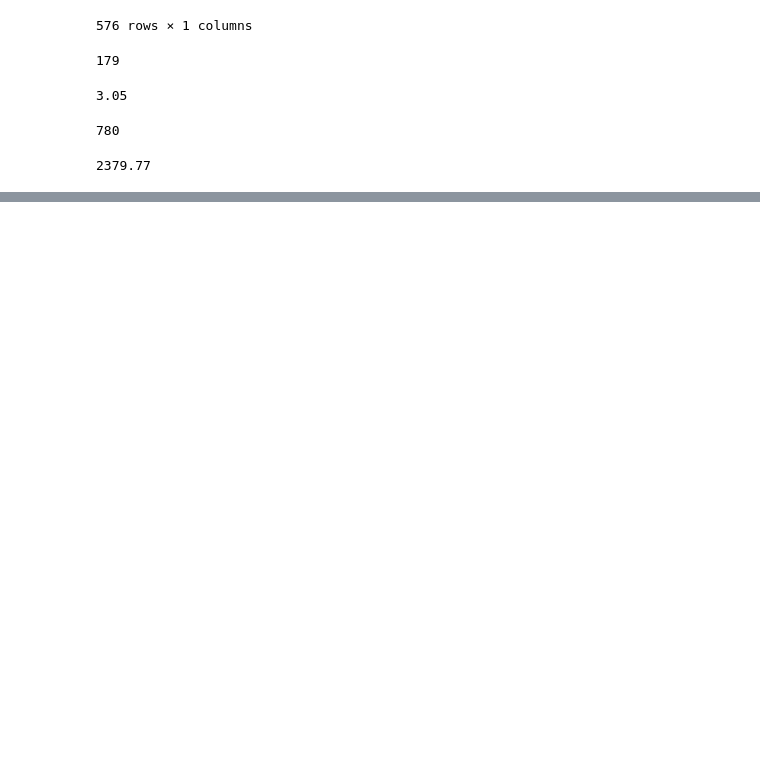
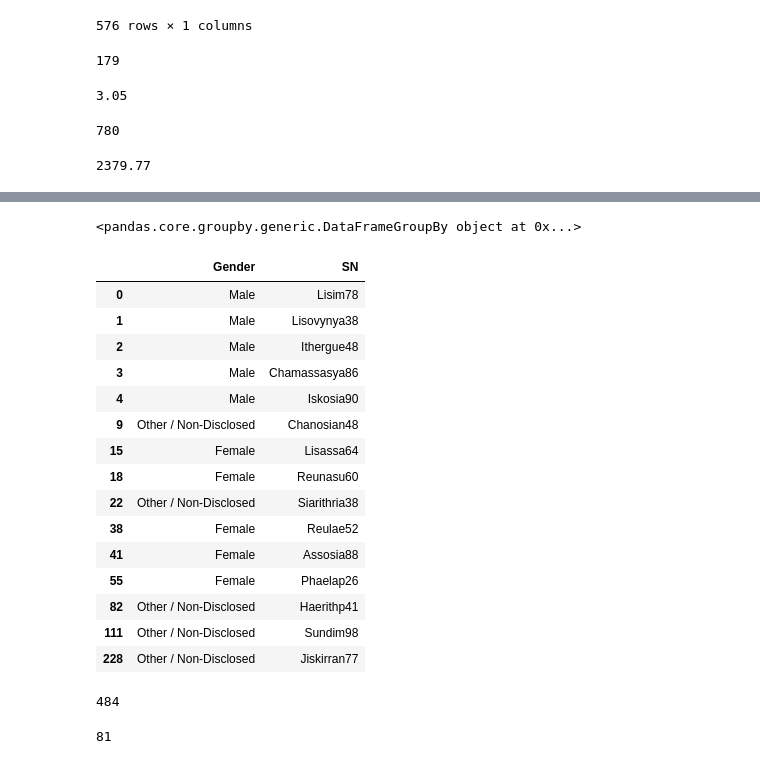
Before and after one commit to emmybsu/Pandas-Challenge, a Jupyter notebook: HeroesOfPymoli/Pandas Challenge.ipynb, the cells around one changed output, grey strips where cells are left out. Saved outputs shown, nothing was run; the diff lists cells and outputs as text; code cells hidden in the pictures; blank space fills up the shorter version.

```diff
--- a/HeroesOfPymoli/Pandas Challenge.ipynb
+++ b/HeroesOfPymoli/Pandas Challenge.ipynb
@@ -108,0 +126,4 @@ Name: Gender, dtype: int64
+# %%
+#extract Gender and SN column
+gender_group_df = purchase_data_df[['Gender', 'SN']]
+gender_group_df
@@ -108,0 +144,38 @@ Name: Gender, dtype: int64
+# %%
+
+gender_group2_df = gender_group_df.groupby(['Gender'])
+gender_group2_df
+# %% [output]
+<pandas.core.groupby.generic.DataFrameGroupBy object at 0x...>
+# %%
+gender_group2_df['SN'].count
+gender_group2_df.head()
+# %% [output]
+|  | Gender | SN |
+| 0 | Male | Lisim78 |
+| 1 | Male | Lisovynya38 |
+| 2 | Male | Ithergue48 |
+| 3 | Male | Chamassasya86 |
+| 4 | Male | Iskosia90 |
+| 9 | Other / Non-Disclosed | Chanosian48 |
+| 15 | Female | Lisassa64 |
+| 18 | Female | Reunasu60 |
+| 22 | Other / Non-Disclosed | Siarithria38 |
+| 38 | Female | Reulae52 |
+| 41 | Female | Assosia88 |
+| 55 | Female | Phaelap26 |
+| 82 | Other / Non-Disclosed | Haerithp41 |
+| 111 | Other / Non-Disclosed | Sundim98 |
+| 228 | Other / Non-Disclosed | Jiskirran77 |
+# %%
+male_gender_count = male_gender_df["SN"].value_counts()
+len(male_gender_count)
+# %% [output]
+484
+# %%
+female_gender_df = purchase_data_df.loc[purchase_data_df['Gender'] == 'Female',]
+female_gender_df.head()
+female_gender_count = female_gender_df["SN"].value_counts()
+len(female_gender_count)
+# %% [output]
+81
```
Also changed, not shown: parts of 15 cells of this notebook, 1 other file.
